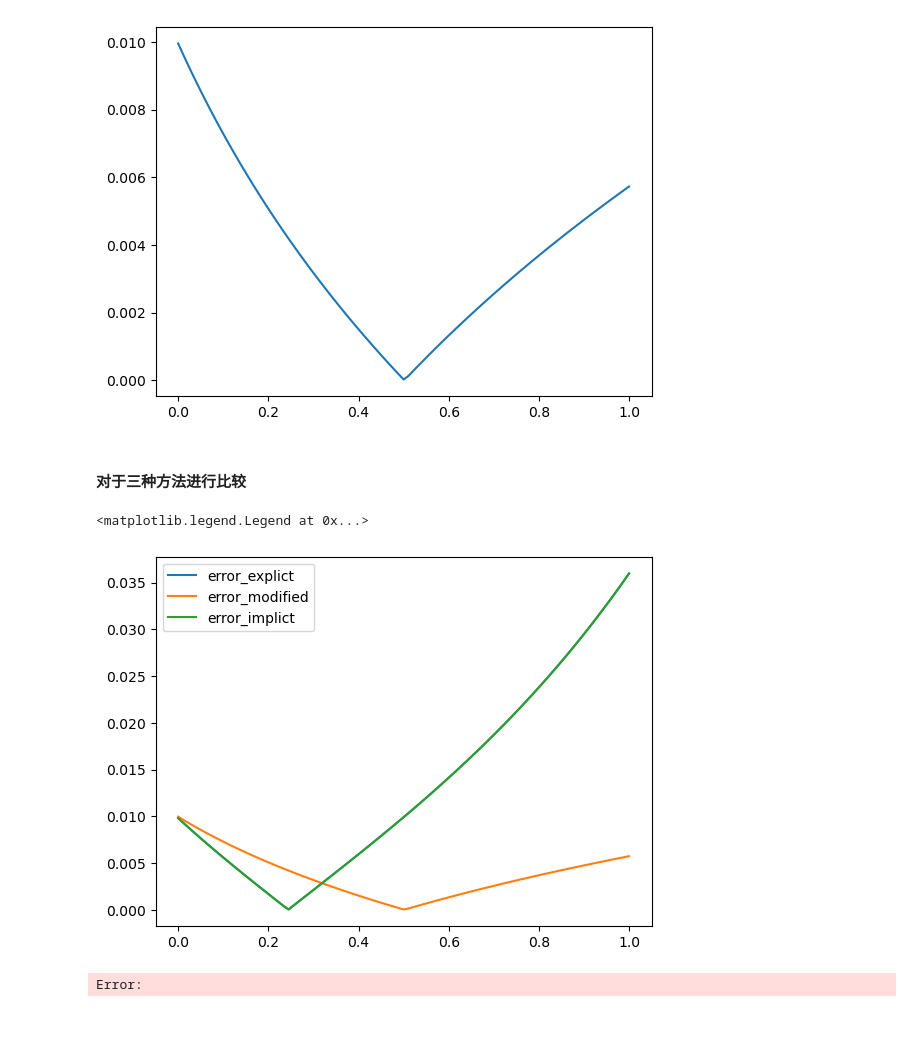
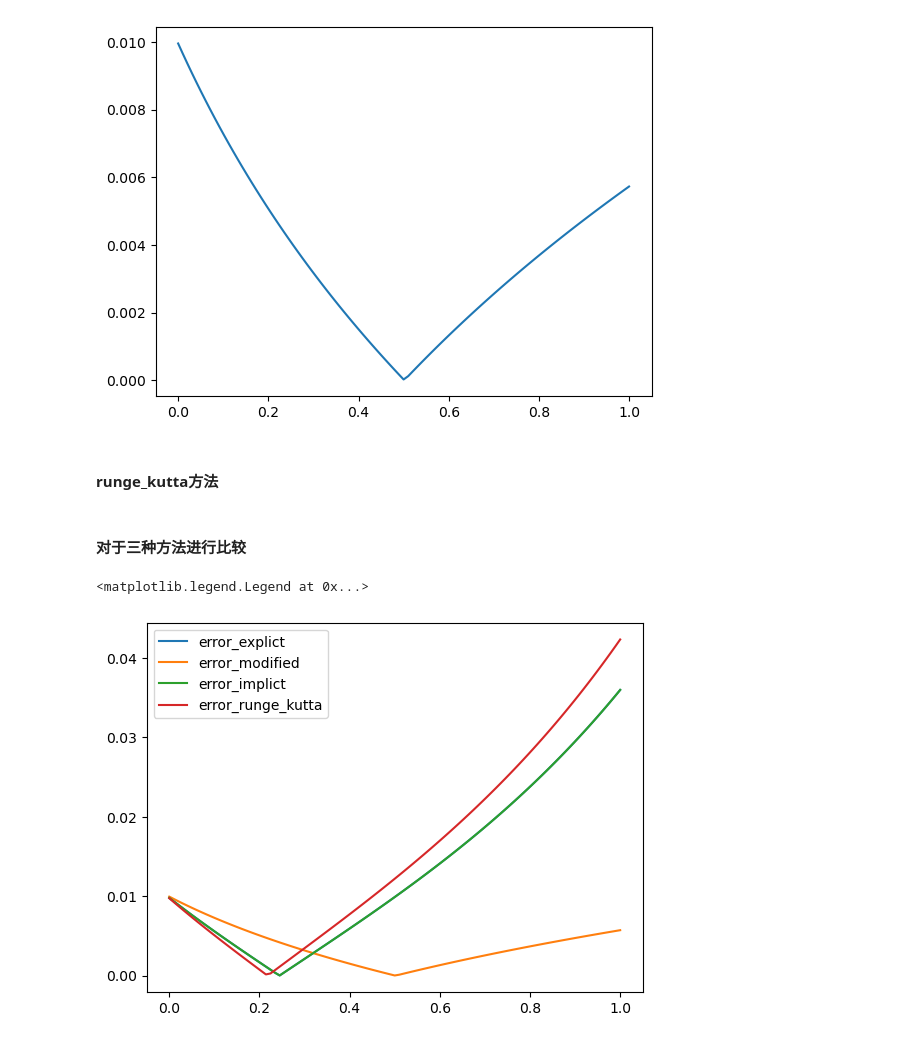
Before and after one commit to ylStudent/statistics, a Jupyter notebook: 数值方法/code/常微分方程.ipynb, the cells around one changed output. Saved outputs shown, nothing was run; the diff lists cells and outputs as text; code cells hidden in the pictures.

```diff
--- a/数值方法/code/常微分方程.ipynb
+++ b/数值方法/code/常微分方程.ipynb
@@ -80,25 +80,48 @@ plt.plot(x, error)
 # %% [output]
 [<matplotlib.lines.Line2D at 0x...>]
 [figure]
+# %% [markdown]
+#### runge_kutta方法
+# %%
+def runge_kutta(f, y_init, a, b, h):
+    n = int((b - a) // h)
+    y = []
+    y_n = y_init
+    for i  in range(1, n+1):
+        # 求出k_1 k_2 k_3 k_4
+        x_n = a + h * i
+        k_1 = f(x_n, y_n)
+        k_2 = f(x_n + h / 2, y_n + h / 2 * k_1)
+        k_3 = f(x_n + h / 2, y_n + h /2 * k_2)
+        k_4 = f(x_n + h , y_n + h * k_3)
+
+        y_n = y_n + h / 6 * (k_1 + 2*k_2 + 2*k_3 + k_4)
+        y.append(y_n)
+    return y
+
+def f(x, y):
+    return y - 2 * x / y
 # %% [markdown]
 #### 对于三种方法进行比较
 # %%
 a, b, h = 0, 1, 0.01
 y_modified = euler_modified(f, 1, a, b, h)
 y_implict = euler_implict(f, 1, a, b, h)
 y_explict = euler(f, 1, a, b, h)
+y_runge_kutta = runge_kutta(f, 1, a, b, h)
 n = int((b - a) // h)
 x = np.linspace(a, b, n)
 y_true = [(1+2*i)  ** 0.5 for i in x]
 
 error_modified = [abs(i[0] - i[1]) for i in zip(y_true, y_modified)]
 error_implict = [abs(i[0] - i[1]) for i in zip(y_true, y_implict)]
 error_explict = [abs(i[0] - i[1]) for i in zip(y_true, y_explict)]
+error_runge_kutta = [abs(i[0] - i[1]) for i in zip(y_true, y_runge_kutta)]
 plt.plot(x, error_explict, label='error_explict')
 plt.plot(x, error_modified, label='error_modified')
 plt.plot(x, error_implict, label='error_implict')
+plt.plot(x, error_runge_kutta, label='error_runge_kutta')
 plt.legend()
 # %% [output]
 <matplotlib.legend.Legend at 0x...>
-[figure, old version]
+[figure, new version]
-Error:
```
Also changed, not shown: parts of 1 cell of this notebook, 1 other file.
